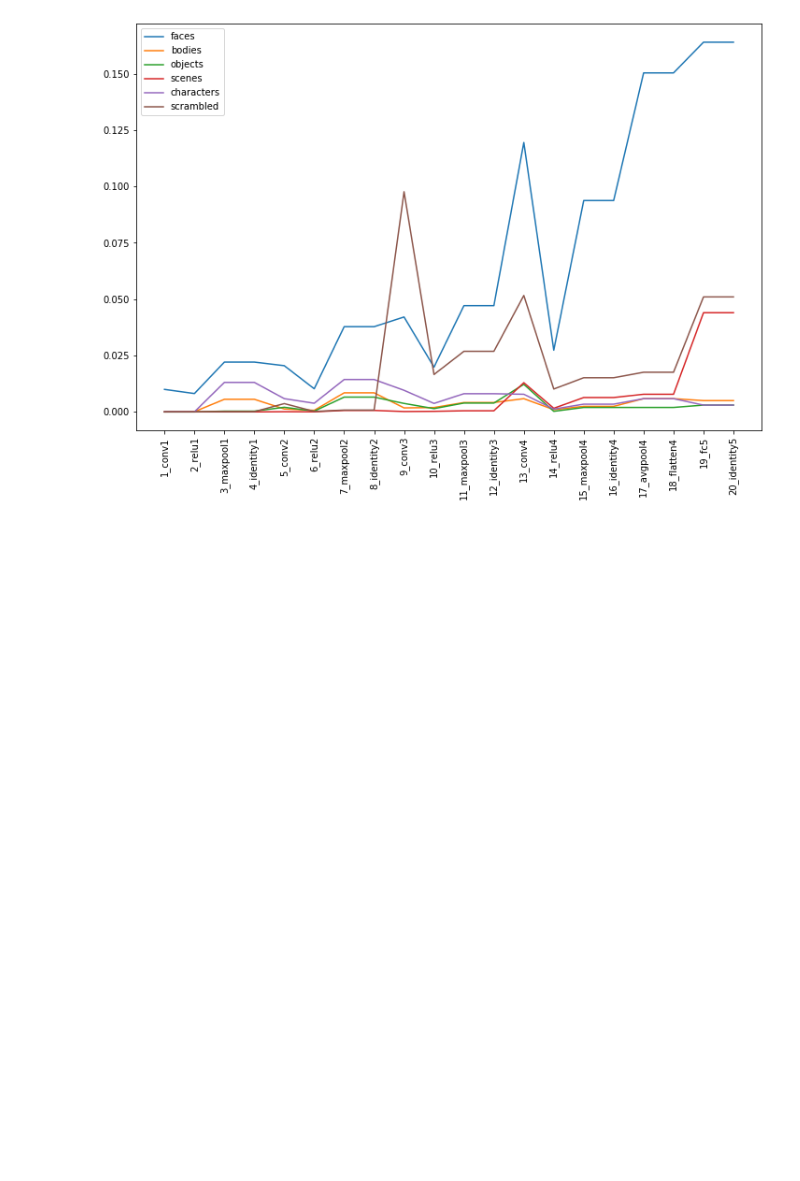
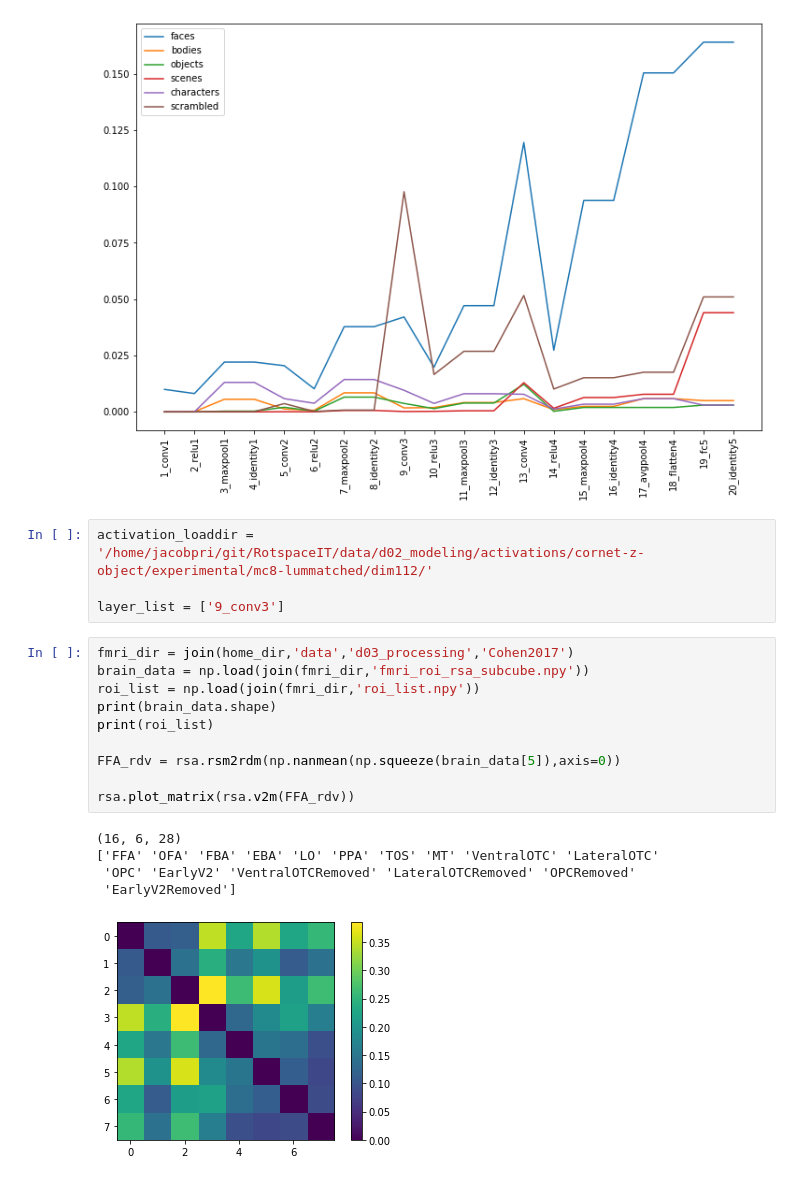
Before and after one commit to jacob-prince/RotspaceIT, a Jupyter notebook: notebooks/n02_floc_selectivity.ipynb, the cells around one changed output. Cells and saved outputs as stored; diff of their text form; blank space fills up the shorter version.

```diff
--- a/notebooks/n02_floc_selectivity.ipynb
+++ b/notebooks/n02_floc_selectivity.ipynb
@@ -208,3 +207,23 @@ plt.xticks(np.arange(len(layers_to_load)),np.array(layers_to_load),rotation=90);
 # %% [output]
 (20, 6)
 [figure]
+# %%
+activation_loaddir = '/home/jacobpri/git/RotspaceIT/data/d02_modeling/activations/cornet-z-object/experimental/mc8-lummatched/dim112/'
+
+layer_list = ['9_conv3']
+# %%
+fmri_dir = join(home_dir,'data','d03_processing','Cohen2017')
+brain_data = np.load(join(fmri_dir,'fmri_roi_rsa_subcube.npy'))
+roi_list = np.load(join(fmri_dir,'roi_list.npy'))
+print(brain_data.shape)
+print(roi_list)
+
+FFA_rdv = rsa.rsm2rdm(np.nanmean(np.squeeze(brain_data[5]),axis=0))
+
+rsa.plot_matrix(rsa.v2m(FFA_rdv))
+# %% [output]
+(16, 6, 28)
+['FFA' 'OFA' 'FBA' 'EBA' 'LO' 'PPA' 'TOS' 'MT' 'VentralOTC' 'LateralOTC'
+ 'OPC' 'EarlyV2' 'VentralOTCRemoved' 'LateralOTCRemoved' 'OPCRemoved'
+ 'EarlyV2Removed']
+[figure, added]
```
Also changed, not shown: parts of 5 cells of this notebook, 2 other files.
